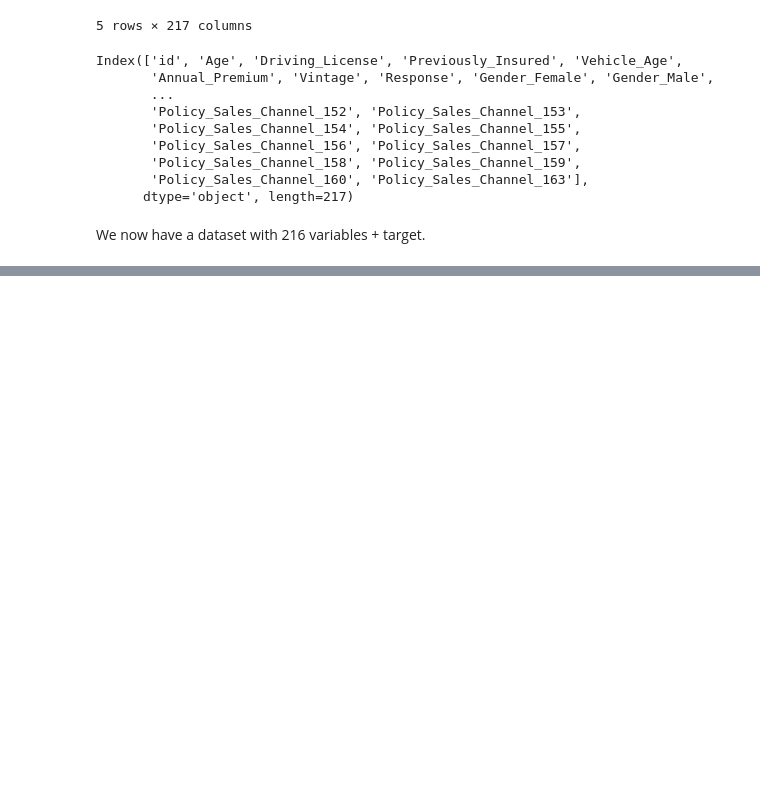
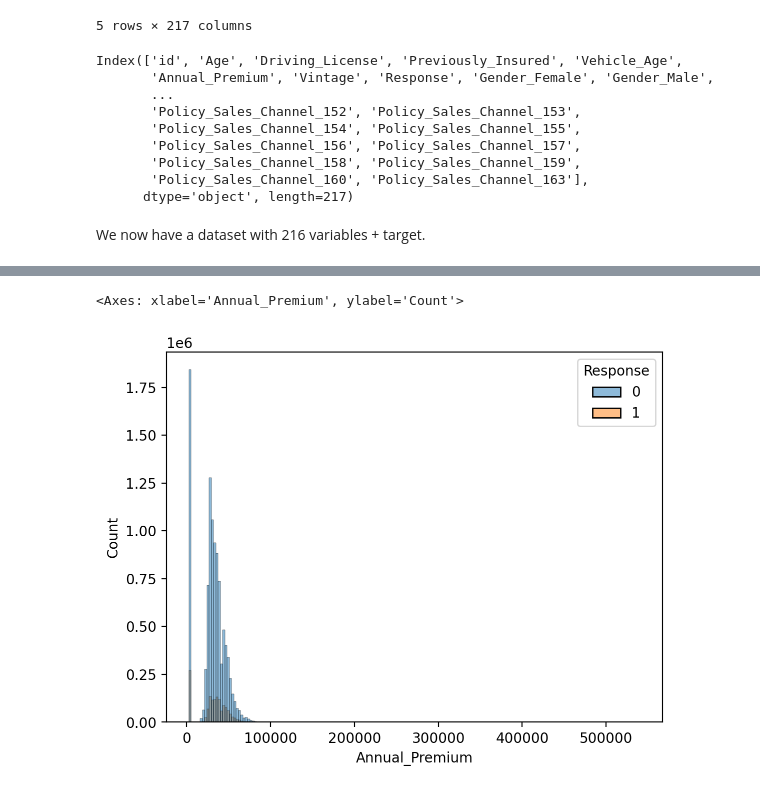
Before and after one commit to sailormarc/insurance-cross-selling, a Jupyter notebook: code/EDA.ipynb, the cells around one changed output, grey strips where cells are left out. Cells and saved outputs as stored; diff of their text form; code cells hidden in the pictures; blank space fills up the shorter version.

```diff
--- a/code/EDA.ipynb
+++ b/code/EDA.ipynb
@@ -231,0 +306,6 @@ We now have a dataset with 216 variables + target.
+# %%
+# The atom of the distribution remains even when grouping by target variable
+sns.histplot(x="Annual_Premium", hue="Response", data=df[df['Annual_Premium'] > 2000], bins = 200)
+# %% [output]
+<Axes: xlabel='Annual_Premium', ylabel='Count'>
+[figure, added]
```
Also changed, not shown: parts of 52 cells of this notebook.
